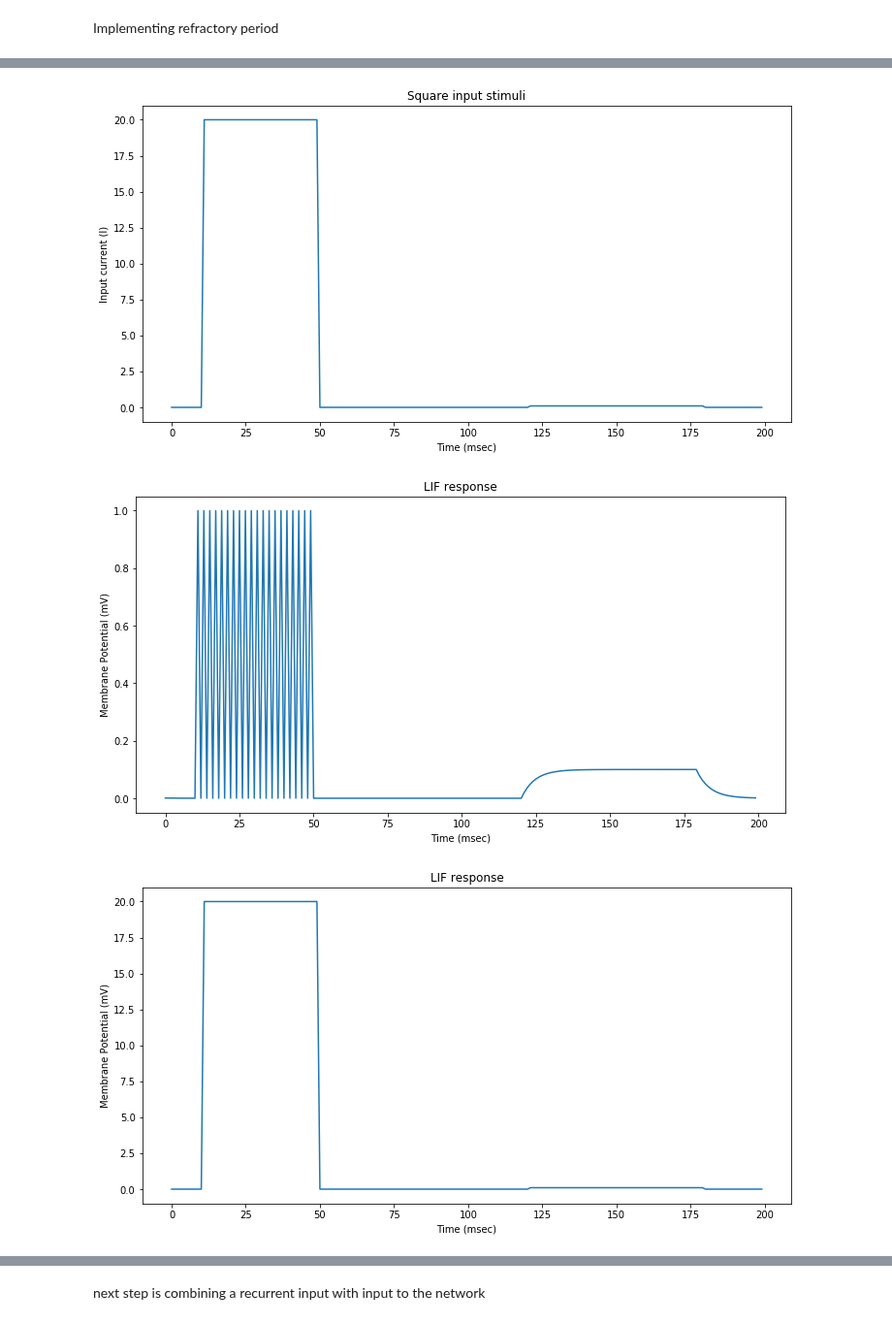
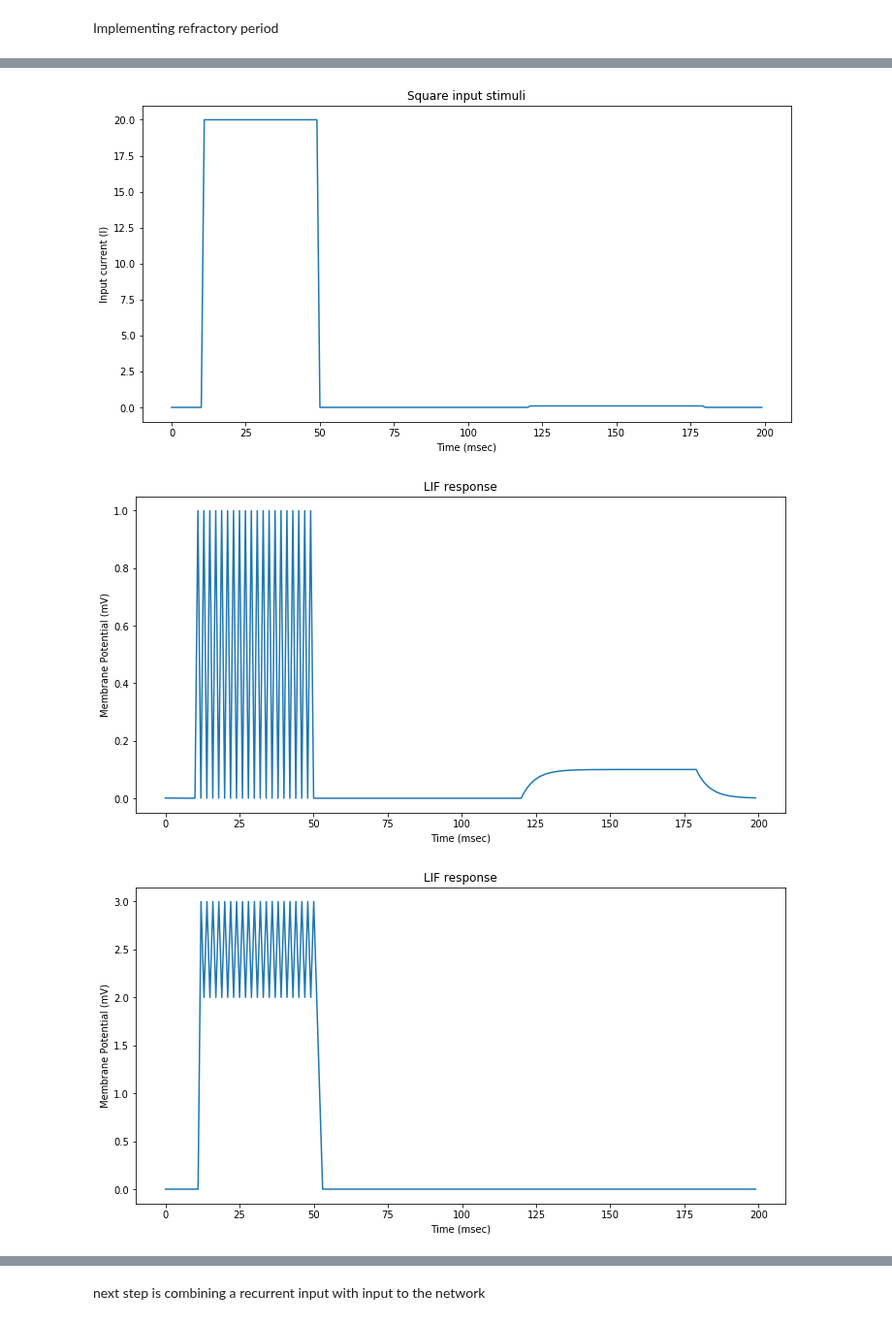
Before and after one commit to eghbalhosseini/KeRNL, a Jupyter notebook: LIFNetwork.ipynb, the cells around one changed output, grey strips where cells are left out. Shown at 97% size. Drawn from its saved outputs; the diff is of its cells as text; code cells hidden in the pictures.

Commit message:
fixed the refractory problem, note the in tensorflow if you dont require the operation to be computed, it wont be computed and the variable wouldent get updated!

```diff
--- a/LIFNetwork.ipynb
+++ b/LIFNetwork.ipynb
@@ -412,18 +412,12 @@ class LIFNeuronSimple(object):
         self.S=tf.Variable(tf.zeros(shape=[self.n_Neur,self.n_Neur],dtype=tf.float32),name='S')
         self.I_syn=tf.Variable(tf.ones(shape=[self.n_Neur,1],dtype=tf.float32),name='I_syn')
         self.Tau_refractory=tf.constant(self.tau_refract,shape=[self.n_Neur,1],dtype=tf.float32,name='T_refractory')
-        self.T_Reset=tf.Variable(tf.constant(2.0,shape=[self.n_Neur,1],dtype=tf.float32),name='T_refractory')
-
+        self.T_Reset=tf.Variable(tf.constant(0.0,shape=[self.n_Neur,1],dtype=tf.float32),name='T_refractory')
     # neuron dynamics during firing
     def get_reset_op(self):
         has_fired_op=tf.greater_equal(self.V, self.V_Theta)
         v_update=tf.where(has_fired_op,self.V_Reset,self.V)
-        t_reset_update=tf.assign(self.T_Reset,tf.where(has_fired_op,self.Tau_refractory,self.T_Reset))
-        in_refractory_period=tf.greater(t_reset_update,tf.constant(0.0,shape=[self.n_Neur,1]))
-        Neuron_in_refractory=tf.assign(self.T_Reset,tf.where(in_refractory_period,
-                                                             tf.subtract(self.T_Reset,self.dt),self.T_Reset))
-
-        return v_update, has_fired_op, Neuron_in_refractory
+        return v_update, has_fired_op
 
 
     # update conductance
@@ -442,22 +436,28 @@ class LIFNeuronSimple(object):
         return tf.add(self.I_ext,0.0)
 
     # function for neuron dynamics during integration
-    def get_integrating_op(self,v_update,has_fired_op,G_op,S_op,I_syn,t_reset_update):
+    def get_integrating_op(self,v_update,has_fired_op,G_op,S_op,I_syn):
         # update membrane potential
-        #dV_op=tf.divide(tf.subtract(I_syn,self.V),self.tau_m)
+        t_subtract= tf.assign(self.T_Reset,tf.subtract(self.T_Reset,tf.constant(1.0,shape=[self.n_Neur,1])))
+        t_margin=tf.assign(self.T_Reset,tf.where(tf.less(t_subtract,0.0),
+                                        tf.constant(0.0,shape=[self.n_Neur,1]),
+                                       t_subtract))
+        t_reset_update=tf.assign(self.T_Reset,tf.where(has_fired_op,self.Tau_refractory,t_margin))
+
+
         dV_op=tf.where(has_fired_op,self.V_Reset,tf.divide(
            tf.subtract(I_syn,v_update),self.tau_m))
         #V_op=tf.assign(self.V,tf.add(self.V,tf.multiply(dV_op,self.dt)))
         V_op=tf.assign(self.V,tf.minimum(tf.constant(self.spike_threshold,shape=[self.n_Neur,1]),
                                         tf.add(v_update,tf.multiply(dV_op,self.dt))))
 
-        return V_op, I_syn
+        return V_op, t_reset_update
 
     def get_response(self):
-        v_update,has_fired_op, Neuron_in_refractory=self.get_reset_op()
+        v_update,has_fired_op=self.get_reset_op()
         I_app=self.get_input_op(has_fired_op,v_update)
         G_op, S_op,I_syn=self.get_conductance_op(has_fired_op,v_update,I_app)
-        V_op, has_fired_op=self.get_integrating_op(v_update,has_fired_op,G_op,S_op,I_syn,Neuron_in_refractory)
+        V_op, has_fired_op=self.get_integrating_op(v_update,has_fired_op,G_op,S_op,I_syn)
         return V_op, has_fired_op
 
 #################################
@@ -503,34 +503,34 @@ with tf.Session(graph=neuron.graph) as sess:
         V.append(v)
 
 U1=np.array(U).flatten()
 U2=np.array(V).flatten()
 
 I_ext=np.expand_dims(I_ext,axis=0)
 plt.rcParams["figure.figsize"] =(12,6)
 # Draw the input current ahas_fired_op_floatnd the membrane potential
 plt.figure()
 plt.plot([i for i in I])
 plt.title('Square input stimuli')
 plt.ylabel('Input current (I)')
 plt.xlabel('Time (msec)')
 
 plt.figure()
 plt.plot([u for u in U1])
 #plt.axhline(y=1.0, color='r', linestyle='-')
 plt.title('LIF response')
 plt.ylabel('Membrane Potential (mV)')
 plt.xlabel('Time (msec)')
 plt.figure()
 plt.plot([u for u in U2])
 #plt.axhline(y=1.0, color='r', linestyle='-')
 plt.title('LIF response')
 plt.ylabel('Membrane Potential (mV)')
 plt.xlabel('Time (msec)')
 # %% [output]
 Text(0.5, 0, 'Time (msec)')
 [figure]
 [figure]
-[figure, old version]
+[figure, new version]
 # %%
 U1
 # %% [output]
```
Also changed, not shown: parts of 1 cell of this notebook.
